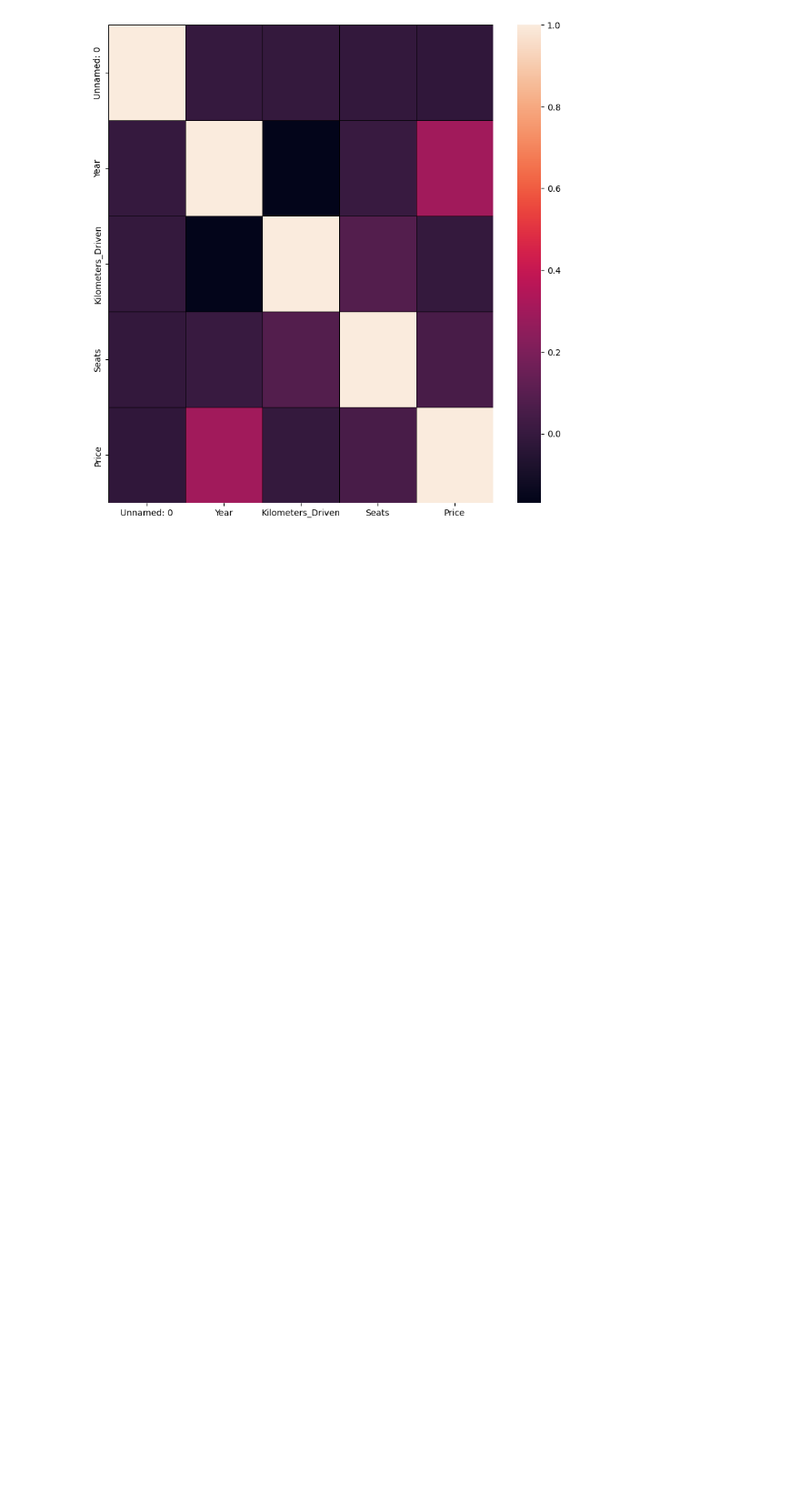
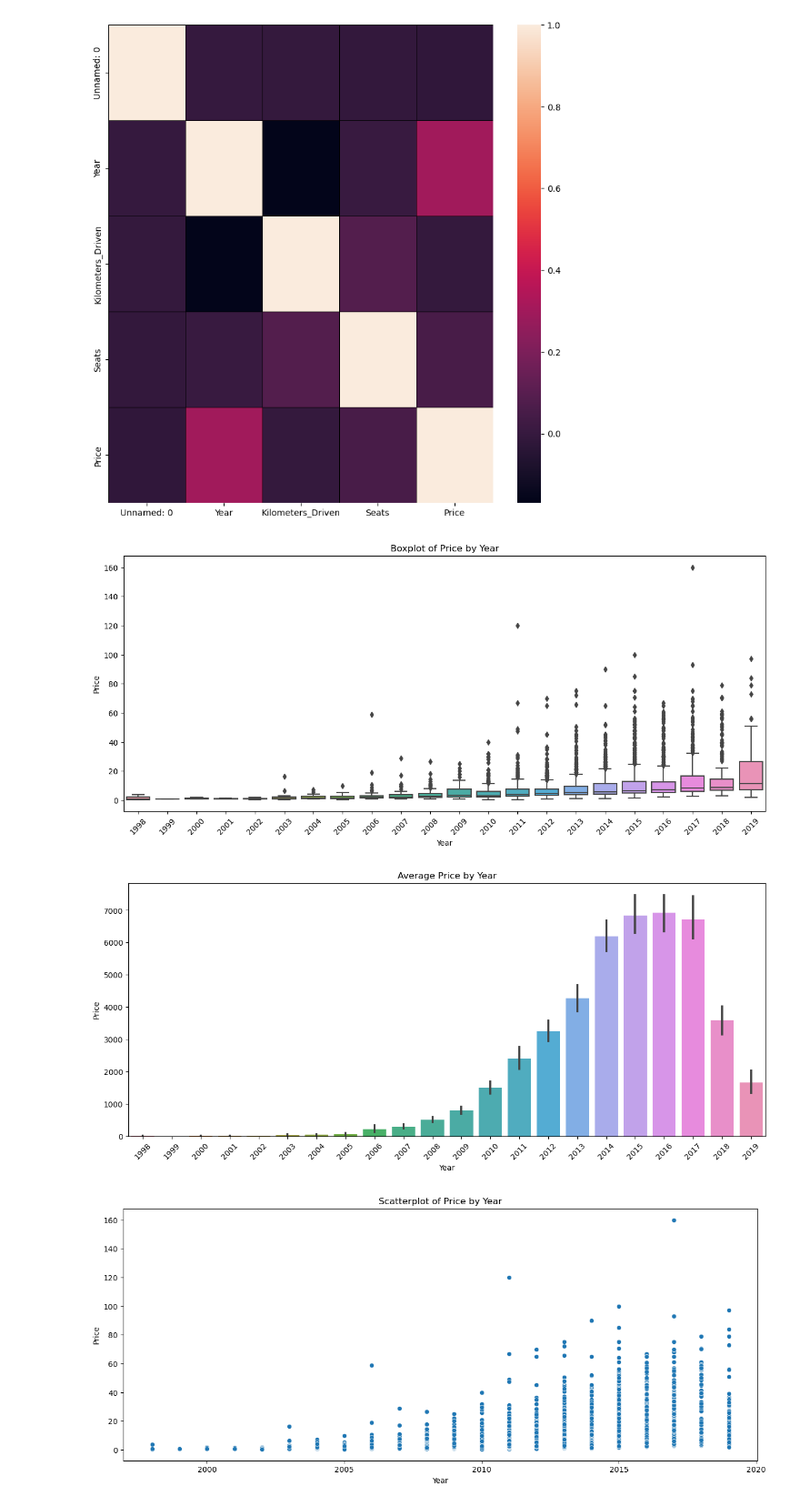
Before and after one commit to pedrops164/daa2324, a Jupyter notebook: grupo/src/model.ipynb, the cells around one changed output. Shown at 91% size. Drawn from its saved outputs; the diff is of its cells as text; code cells hidden in the pictures; blank space fills up the shorter version.

Commit message:
visualizing Year feature

```diff
--- a/grupo/src/model.ipynb
+++ b/grupo/src/model.ipynb
@@ -160,3 +160,36 @@ sns.heatmap(incidents_corr, linecolor='black', linewidths=0.5)
 # %% [output]
 <Axes: >
 [figure]
+# %%
+# Visualizing relation between Year and Price
+import seaborn as sns
+import matplotlib.pyplot as plt
+# Boxplot
+plt.figure(figsize=(15, 6))
+sns.boxplot(x='Year', y='Price', data=train)
+plt.xticks(rotation=45)
+plt.title('Boxplot of Price by Year')
+plt.show()
+
+# Barplot
+plt.figure(figsize=(15, 6))
+sns.barplot(x='Year', y='Price', data=train, estimator=sum)
+plt.xticks(rotation=45)
+plt.title('Average Price by Year')
+plt.show()
+
+# Scatterplot
+plt.figure(figsize=(15, 6))
+sns.scatterplot(x='Year', y='Price', data=train)
+plt.title('Scatterplot of Price by Year')
+plt.show()
+
+# Distplot for the entire dataset
+plt.figure(figsize=(10, 6))
+sns.distplot(train['Year'], kde=True)
+plt.title('Distribution of Prices for All Years')
+plt.show()
+# %% [output]
+[figure, added]
+[figure, added]
+[figure, added]
```
Also changed, not shown: parts of 1 cell of this notebook.
